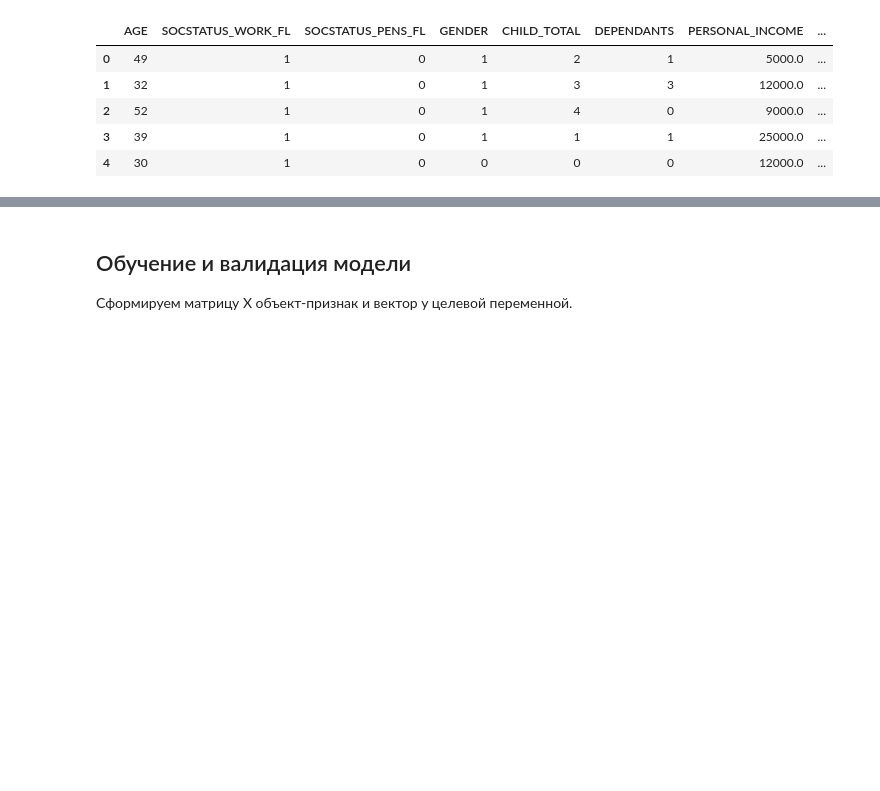
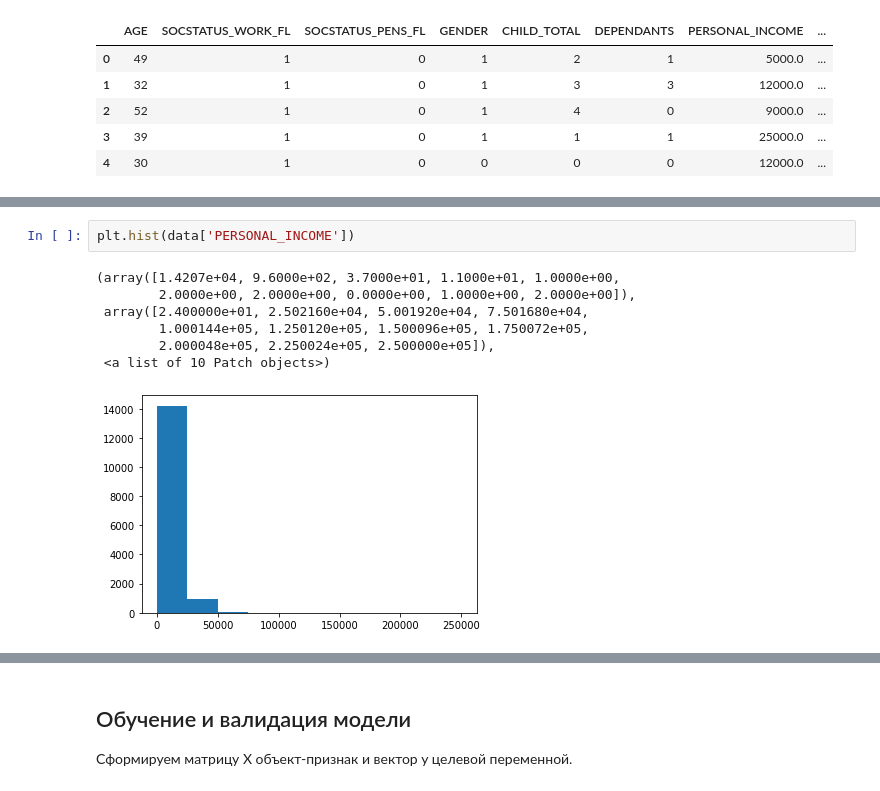
Before and after one commit to Murcha1990/churn_clients, a Jupyter notebook: Raiff_demo_classification.ipynb, the cells around one changed output, grey strips where cells are left out. Saved outputs shown, nothing was run; the diff lists cells and outputs as text; blank space fills up the shorter version.

```diff
--- a/Raiff_demo_classification.ipynb
+++ b/Raiff_demo_classification.ipynb
@@ -65,0 +94,10 @@ data.head()
+# %%
+plt.hist(data['PERSONAL_INCOME'])
+# %% [output]
+(array([1.4207e+04, 9.6000e+02, 3.7000e+01, 1.1000e+01, 1.0000e+00,
+        2.0000e+00, 2.0000e+00, 0.0000e+00, 1.0000e+00, 2.0000e+00]),
+ array([2.400000e+01, 2.502160e+04, 5.001920e+04, 7.501680e+04,
+        1.000144e+05, 1.250120e+05, 1.500096e+05, 1.750072e+05,
+        2.000048e+05, 2.250024e+05, 2.500000e+05]),
+ <a list of 10 Patch objects>)
+[figure, added]
```
Also changed, not shown: parts of 12 cells of this notebook.
